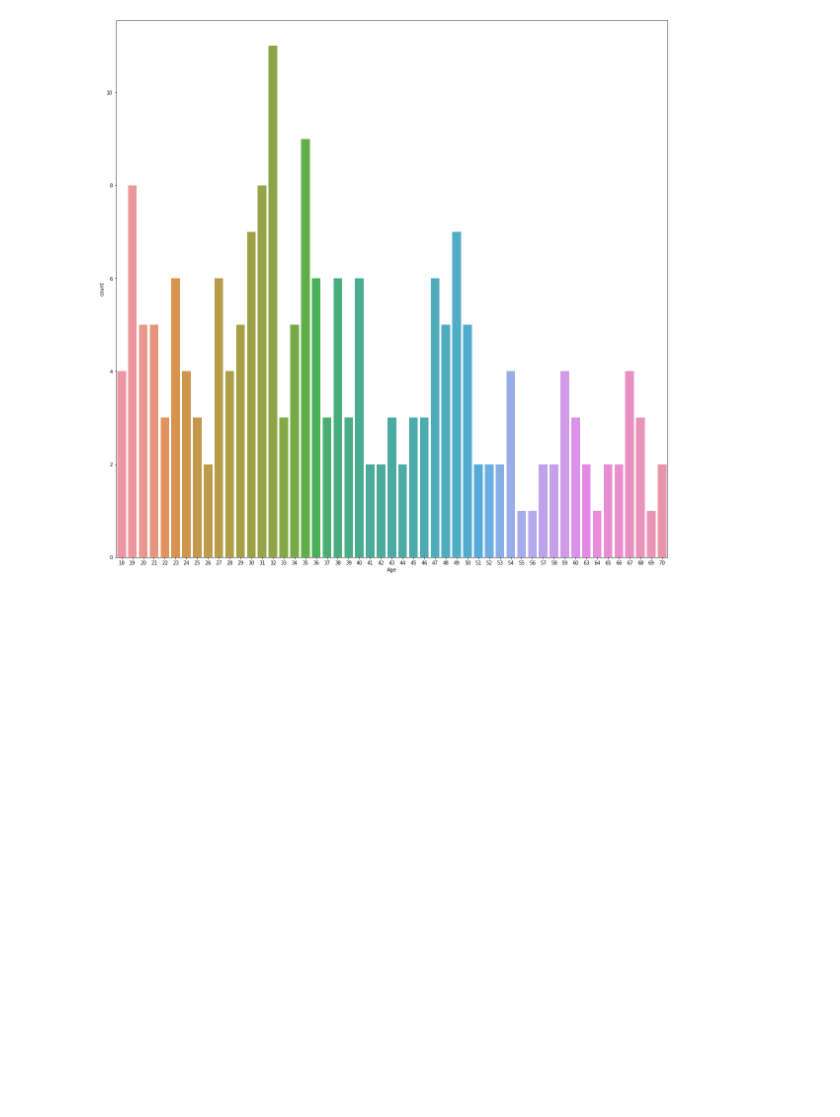
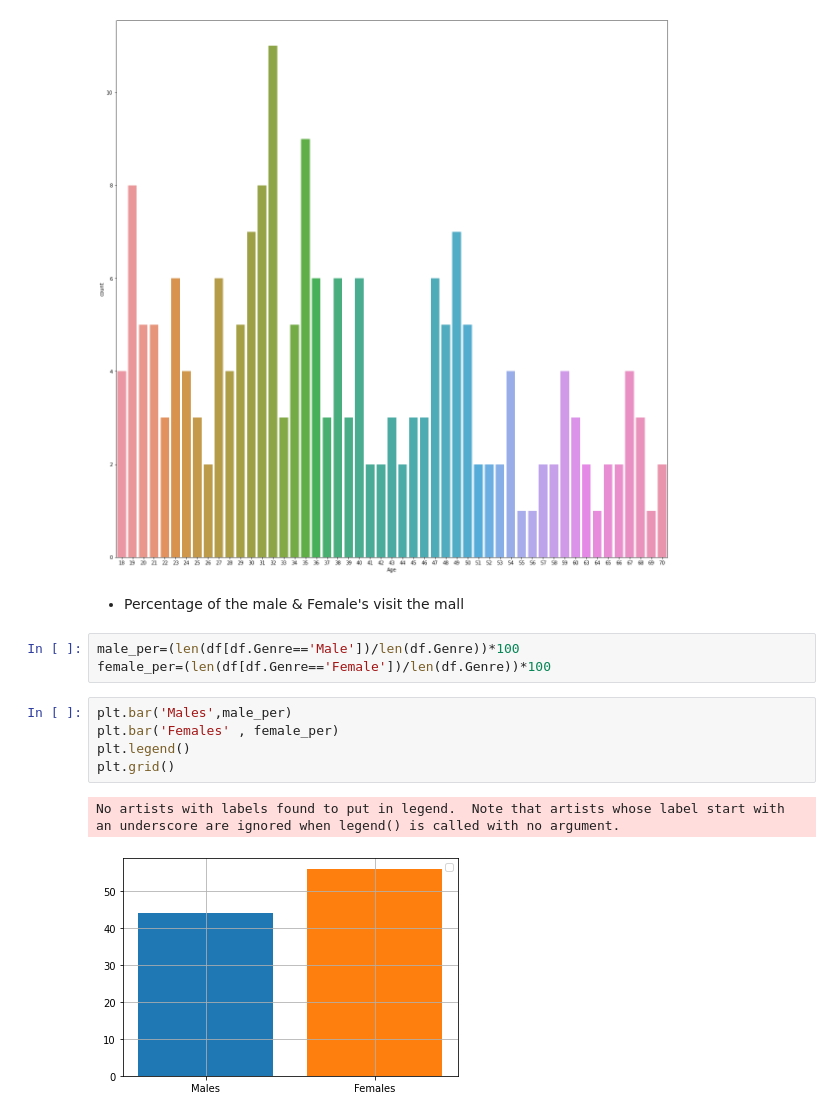
Before and after one commit to Naveen-Karanamu/Customer-Segmentation, a Jupyter notebook: main.ipynb, the cells around one changed output. Drawn from its saved outputs; the diff is of its cells as text; blank space fills up the shorter version.

Commit message:
Plotted: % of Males vs Females

```diff
--- a/main.ipynb
+++ b/main.ipynb
@@ -82,3 +82,16 @@ sns.countplot(data=df,x='Age')
 # %% [output]
 <AxesSubplot:xlabel='Age', ylabel='count'>
 [figure]
+# %% [markdown]
+* Percentage of the male & Female's visit the mall
+# %%
+male_per=(len(df[df.Genre=='Male'])/len(df.Genre))*100
+female_per=(len(df[df.Genre=='Female'])/len(df.Genre))*100
+# %%
+plt.bar('Males',male_per)
+plt.bar('Females' , female_per)
+plt.legend()
+plt.grid()
+# %% [output]
+No artists with labels found to put in legend.  Note that artists whose label start with an underscore are ignored when legend() is called with no argument.
+[figure, added]
```
Also changed, not shown: parts of 1 cell of this notebook.
